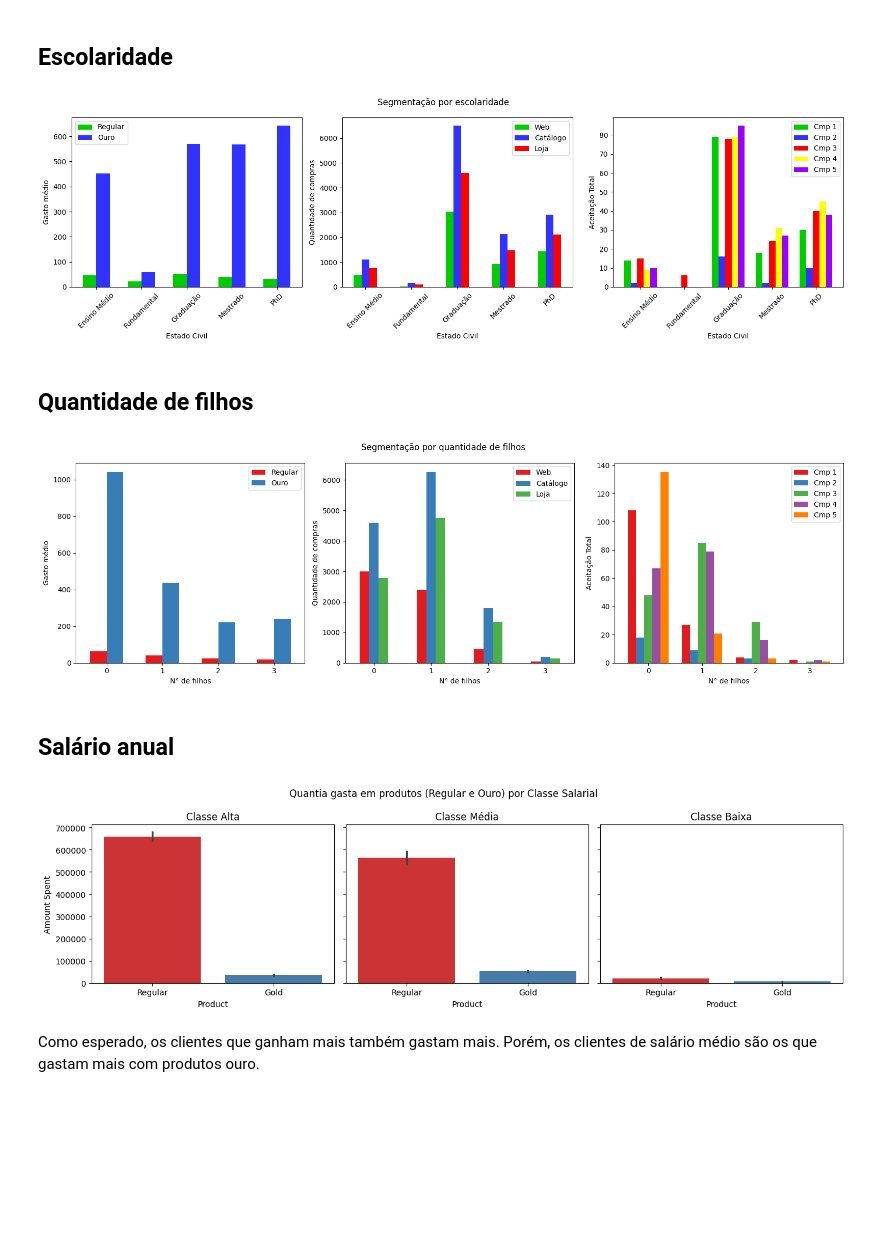
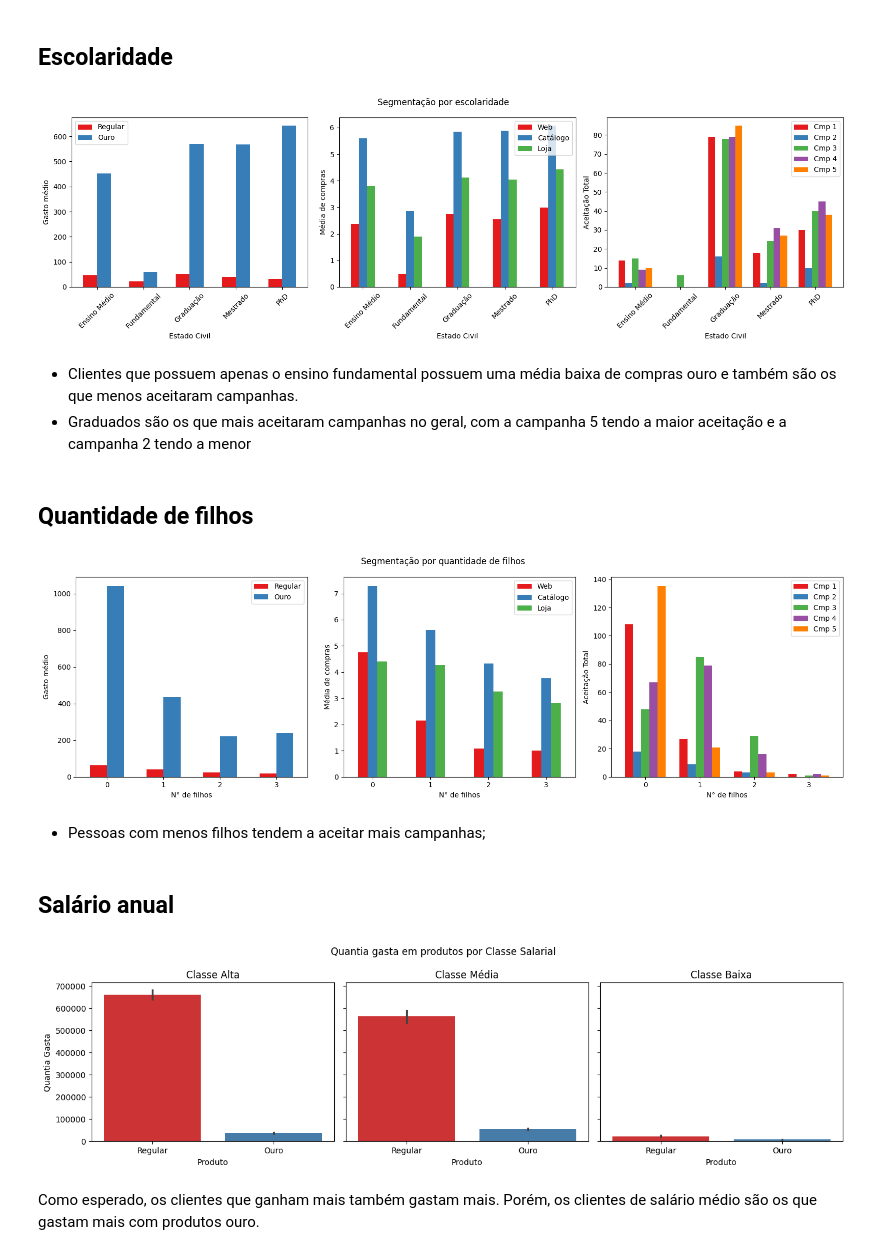
Before and after one commit to victoriaprestes/ifood-data-analyst-case, a Jupyter notebook: iFood_Data_Analyst_Case_An_Exploratory_Analysis.ipynb, the cells around one changed output. Saved outputs shown, nothing was run; the diff lists cells and outputs as text; code cells hidden in the pictures; blank space fills up the shorter version.

```diff
--- a/iFood_Data_Analyst_Case_An_Exploratory_Analysis.ipynb
+++ b/iFood_Data_Analyst_Case_An_Exploratory_Analysis.ipynb
@@ -181,6 +193,9 @@ ifood_df['TotalAccepted'] = customers_cmp.sum(axis=1)
 # Tipos corretos de cada coluna
 for column in ['AcceptedCmp1', 'AcceptedCmp2', 'AcceptedCmp3', 'AcceptedCmp4', 'AcceptedCmp5', 'Response', 'Complain']:
   ifood_df[column] = ifood_df[column].astype('bool')
+# %%
+#Criando coluna com total de campanhas aceitas
+ifood_df['TotalAccepted'] = ifood_df[['AcceptedCmp1', 'AcceptedCmp2', 'AcceptedCmp3', 'AcceptedCmp4', 'AcceptedCmp5']].sum(axis=1)
 # %%
 # Criando intervalo de idades
 ifood_df['AgeRange'] = pd.cut(ifood_df['CustomerAge'], bins=[28, 39, 50, 60, 70, 80, 85], labels=['28-38', '39-49', '50-59', '60-69', '70-79', '80-84'])
@@ -195,7 +210,7 @@ print('Número de duplicatas: ', duplicated_vals.sum())
 Número de duplicatas:  0
 # %%
 #Mudando a ordem das colunas pra facilitar a leitura
-ifood_df = ifood_df[['ID','Education', 'Marital_Status', 'Income','NumChildren', 'CustomerAge', 'CustomerYears',
+ifood_df = ifood_df[['ID','Education', 'Marital_Status', 'Income','NumChildren', 'CustomerAge', 'EnrollmentDays',
        'Recency','Complain', 'Response', 'AcceptedCmp1', 'AcceptedCmp2',
        'AcceptedCmp3', 'AcceptedCmp4', 'AcceptedCmp5',  'NumDealsPurchases',
        'NumWebPurchases', 'NumCatalogPurchases', 'NumStorePurchases', 'NumWebVisitsMonth',
@@ -224,10 +239,10 @@ ifood_df.head(3)
 * A última campanhas foi a mais aceita, com cerca de 18% de aceitação;
 * Nenhum dos clientes aceitou **todas** as campanhas.
 # %%
-# Criando histogramas das variáveis quantitativas com a linha da mediana em vermelho
-numeric = ifood_df[['Income', 'Recency', 'MntRegularProds', 'MntGoldProds', 'NumDealsPurchases', 'NumWebPurchases', 'NumCatalogPurchases', 'NumStorePurchases', 'NumWebVisitsMonth', 'CustomerAge']]
+  # Criando histogramas das variáveis quantitativas com a linha da mediana em vermelho
+numeric = ifood_df[['Income', 'Recency', 'MntRegularProds', 'MntGoldProds', 'NumDealsPurchases', 'NumWebPurchases', 'NumCatalogPurchases', 'NumStorePurchases', 'NumWebVisitsMonth', 'CustomerAge', 'EnrollmentDays']]
 
-fig, ax = plt.subplots(2,5, figsize=(14, 6))
+fig, ax = plt.subplots(3,4, figsize=(18, 8))
 ax = ax.flatten()
 for i,col in enumerate(numeric.columns):
       sns.histplot(data=ifood_df, x=col,kde=True, ax=ax[i], color='blue')
@@ -386,6 +417,7 @@ plot_marital_status(ylabels=['Gasto médio', 'Quantidade de compras', 'Aceitaç
 # %% [markdown]
 ## Escolaridade
 # %%
+#Criando as tabelas de frequência por escolaridade
 products_melted_education = pd.melt(ifood_df, id_vars=['Education'], value_vars=['MntRegularProds', 'MntGoldProds'], var_name='Products', value_name='Amount Spent')
 products_melted_education['Education'] = products_melted_education['Education'].replace({'Graduation':'Graduação', 'Master': 'Mestrado', '2n Cycle':'Ensino Médio', 'Basic': 'Fundamental'})
 products_by_education = products_melted_education.groupby(['Education', 'Products'], observed=True)['Amount Spent'].mean().unstack()
@@ -394,7 +426,7 @@ products_by_education.columns = ['Regular', 'Ouro']
 
 channels_melted_education = pd.melt(ifood_df, id_vars=['Education'], value_vars=['NumWebPurchases', 'NumCatalogPurchases', 'NumStorePurchases'], var_name='Channel', value_name='Purchases')
 channels_melted_education['Education'] = channels_melted_education['Education'].replace({'Graduation':'Graduação', 'Master': 'Mestrado', '2n Cycle':'Ensino Médio', 'Basic': 'Fundamental'})
-channels_by_education = channels_melted_education.groupby(['Education', 'Channel'], observed=True)['Purchases'].sum().unstack()
+channels_by_education = channels_melted_education.groupby(['Education', 'Channel'], observed=True)['Purchases'].mean().unstack()
 channels_by_education.columns = ['Web', 'Catálogo', 'Loja']
 
 
@@ -405,22 +437,24 @@ campaigns_by_education.columns = ['Cmp 1', 'Cmp 2', 'Cmp 3', 'Cmp 4', 'Cmp 5']
 # %%
 def plot_education(ylabels=None,*args):
   # Cria uma figura com o gráfico de barras para cada estado civil.
   fig,ax = plt.subplots(1,3, figsize=(16,5))
   df_list = [products_by_education, channels_by_education, campaigns_by_education]
   widths = [0.6, 0.5, 0.75]
-  cmap = ['#00CC00', '#3232FF', '#FF0000', '#FFFF00', '#9900FF']
   for i, df in enumerate(df_list):
-    df_list[i].plot(kind='bar', stacked=False, ax=ax[i], color=cmap, width=widths[i])
+    df_list[i].plot(kind='bar', stacked=False, ax=ax[i], color=custom, width=widths[i])
     ax[i].set_ylabel(ylabels[i])
     ax[i].set_xlabel('Estado Civil')
     ax[i].set_xticklabels(ax[i].get_xticklabels(),rotation=45)
   plt.suptitle('Segmentação por escolaridade')
   plt.tight_layout()
   plt.show()
 
-plot_education(ylabels=['Gasto médio', 'Quantidade de compras', 'Aceitação Total'])
+plot_education(ylabels=['Gasto médio', 'Média de compras', 'Aceitação Total'])
 # %% [output]
-[figure, old version]
+[figure, new version]
+# %% [markdown]
+* Clientes que possuem apenas o ensino fundamental possuem uma média baixa de compras ouro e também são os que menos aceitaram campanhas.
+* Graduados são os que mais aceitaram campanhas no geral, com a campanha 5 tendo a maior aceitação e a campanha 2 tendo a menor
 # %% [markdown]
 ## Quantidade de filhos
 # %%
@@ -452,9 +487,11 @@ def plot_children(ylabels=None,*args):
   plt.tight_layout()
   plt.show()
 
-plot_children(ylabels=['Gasto médio', 'Quantidade de compras', 'Aceitação Total'])
+plot_children(ylabels=['Gasto médio', 'Média de compras', 'Aceitação Total'])
 # %% [output]
-[figure, old version]
+[figure, new version]
+# %% [markdown]
+* Pessoas com menos filhos tendem a aceitar mais campanhas;
 # %% [markdown]
 ## Salário anual
 # %%
@@ -494,18 +531,18 @@ def plot_income(x_col, y_col, df_list, hue_col, *args, **kwargs):
   plt.show()
 # %%
 # Separando as classes de salário por quantidade gasta em cada produto
-high_income_mnt = high_income_melt(value_vars=['MntRegularProds', 'MntGoldProds'], var_name='Product', value_name='Amount Spent')
-medium_income_mnt = medium_income_melt(value_vars=['MntRegularProds', 'MntGoldProds'], var_name='Product', value_name='Amount Spent')
-low_income_mnt = low_income_melt(value_vars=['MntRegularProds', 'MntGoldProds'], var_name='Product', value_name='Amount Spent')
+high_income_mnt = high_income_melt(value_vars=['MntRegularProds', 'MntGoldProds'], var_name='Produto', value_name='Quantia Gasta')
+medium_income_mnt = medium_income_melt(value_vars=['MntRegularProds', 'MntGoldProds'], var_name='Produto', value_name='Quantia Gasta')
+low_income_mnt = low_income_melt(value_vars=['MntRegularProds', 'MntGoldProds'], var_name='Produto', value_name='Quantia Gasta')
 
 #Mudando o nome das variáveis
-high_income_mnt['Product'] = high_income_mnt['Product'].replace({'MntRegularProds': 'Regular', 'MntGoldProds': 'Gold'})
-medium_income_mnt['Product'] = medium_income_mnt['Product'].replace({'MntRegularProds': 'Regular', 'MntGoldProds': 'Gold'})
-low_income_mnt['Product'] = low_income_mnt['Product'].replace({'MntRegularProds': 'Regular', 'MntGoldProds': 'Gold'})
+high_income_mnt['Produto'] = high_income_mnt['Produto'].replace({'MntRegularProds': 'Regular', 'MntGoldProds': 'Ouro'})
+medium_income_mnt['Produto'] = medium_income_mnt['Produto'].replace({'MntRegularProds': 'Regular', 'MntGoldProds': 'Ouro'})
+low_income_mnt['Produto'] = low_income_mnt['Produto'].replace({'MntRegularProds': 'Regular', 'MntGoldProds': 'Ouro'})
 
-plot_income('Product', 'Amount Spent', [high_income_mnt, medium_income_mnt, low_income_mnt], 'Product', 'Quantia gasta em produtos (Regular e Ouro) por Classe Salarial', figsize=(14,4))
+plot_income('Produto', 'Quantia Gasta', [high_income_mnt, medium_income_mnt, low_income_mnt], 'Produto', 'Quantia gasta em produtos por Classe Salarial', figsize=(14,4))
 # %% [output]
-[figure, old version]
+[figure, new version]
 # %% [markdown]
 Como esperado, os clientes que ganham mais também gastam mais. Porém, os clientes de salário médio são os que gastam mais com produtos ouro.
 # %%
```
Also changed, not shown: parts of 25 cells of this notebook.
